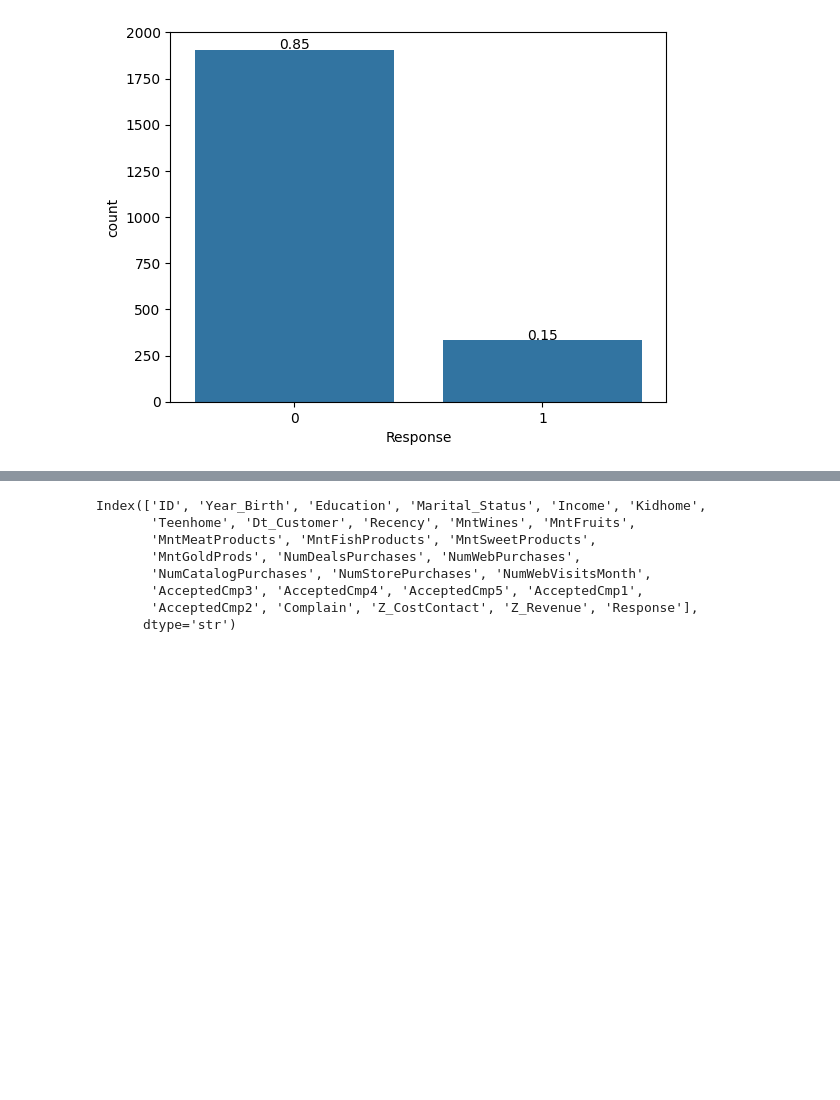
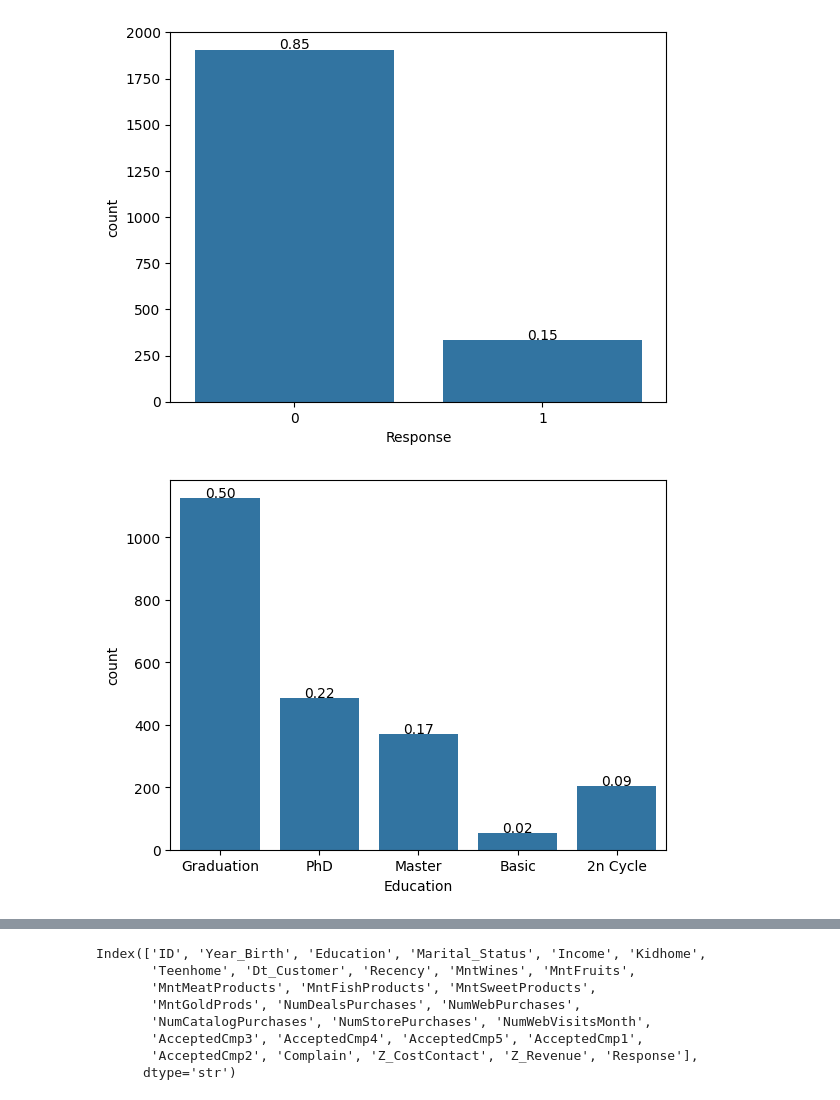
Before and after one commit to ealaurel/MINERIA_DATOS, a Jupyter notebook: notebooks_datasets/h3_1_Regresion_Logistica.ipynb, the cells around one changed output, grey strips where cells are left out. Drawn from its saved outputs; the diff is of its cells as text; code cells hidden in the pictures; blank space fills up the shorter version.

```diff
--- a/notebooks_datasets/h3_1_Regresion_Logistica.ipynb
+++ b/notebooks_datasets/h3_1_Regresion_Logistica.ipynb
@@ -81,3 +81,16 @@ plt.show()
 # %%
 # una copia a los datos
 df = ifood_df.copy()
+# %%
+# grafico de barras de la variable "Education" en el data frame df
+ax = sns.countplot(x='Education', data=df)
+total = float(len(df))
+for p in ax.patches:
+    height = p.get_height()
+    ax.text(p.get_x()+p.get_width()/2.,
+            height + 3,
+            '{:1.2f}'.format(height/total),
+            ha="center")
+plt.show()
+# %% [output]
+[figure, added]
```
Also changed, not shown: parts of 1 cell of this notebook, 2 other files.
